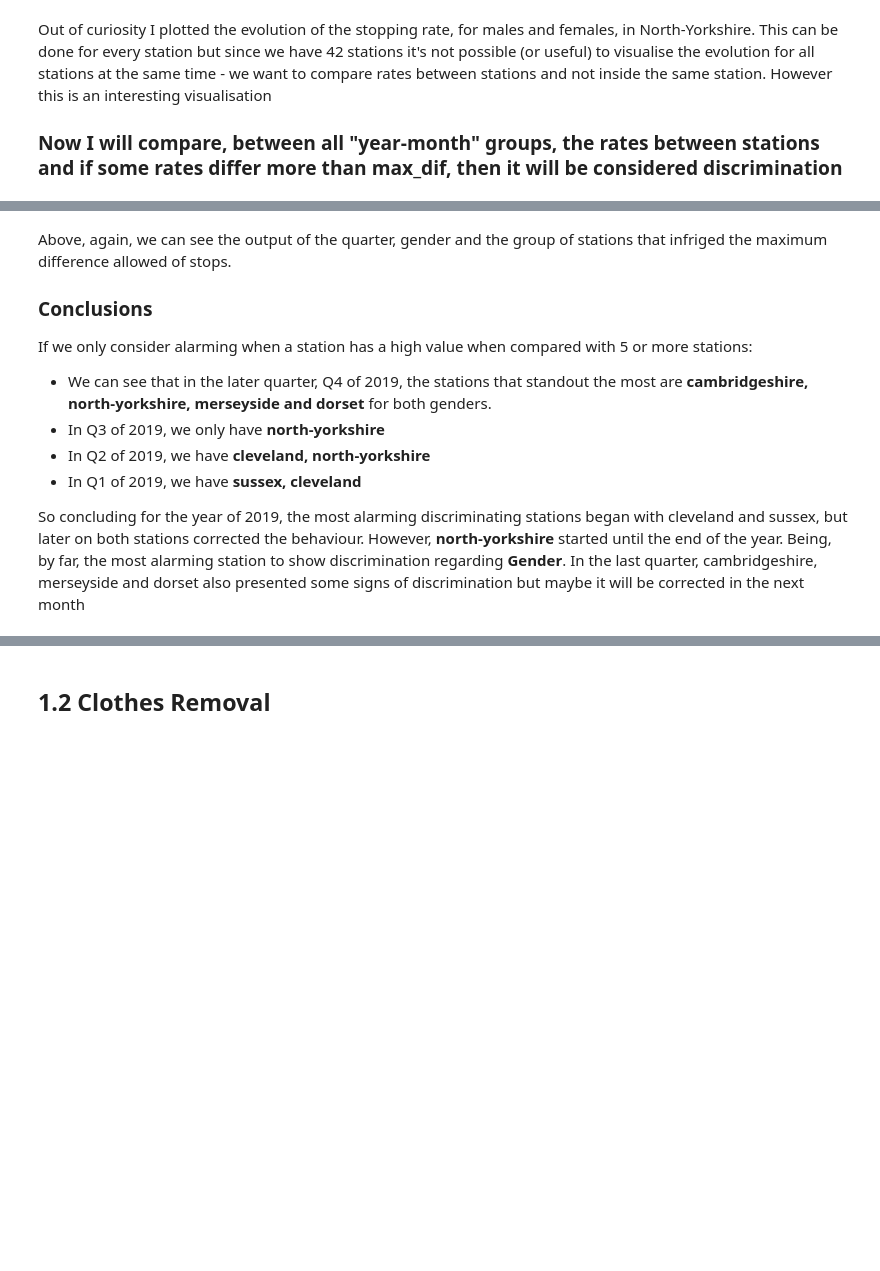
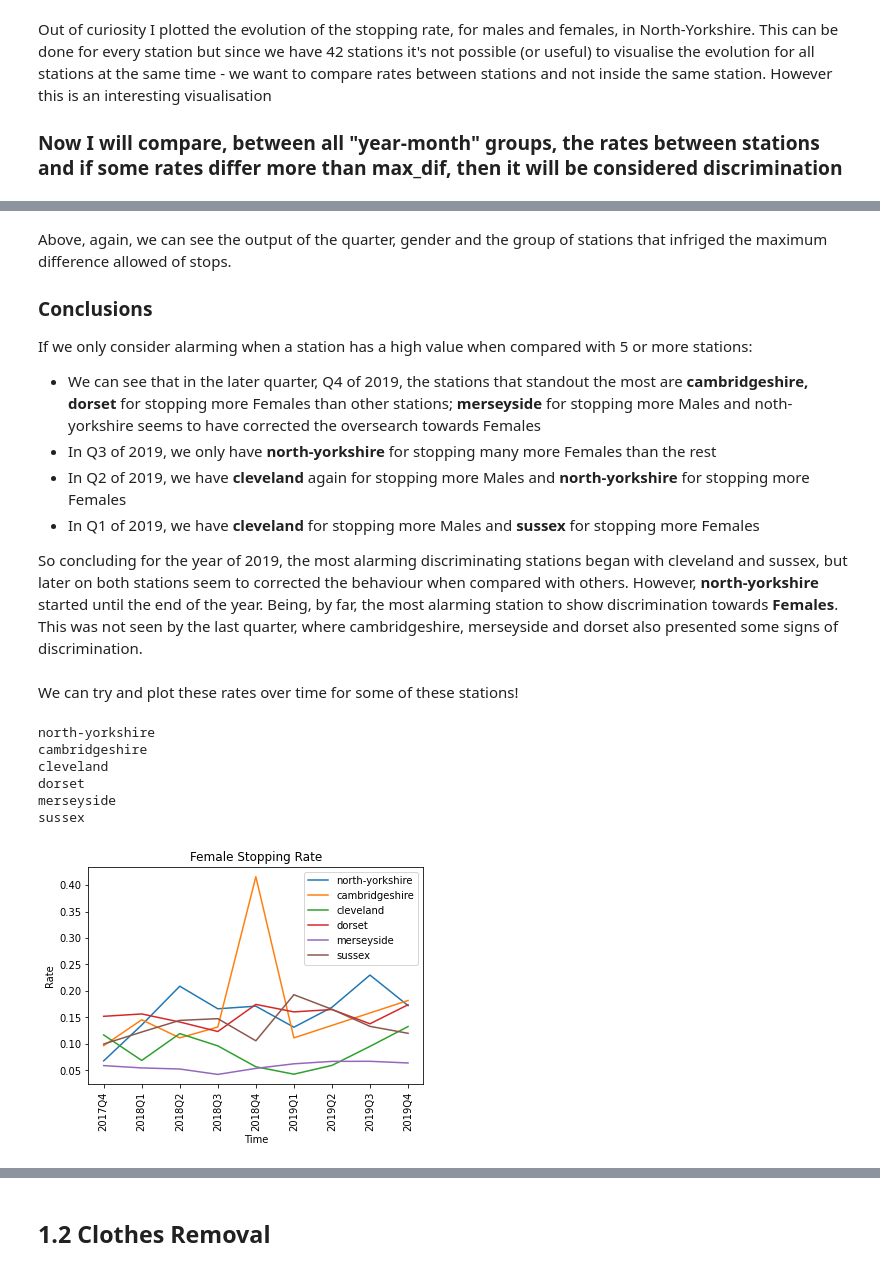
Before and after one commit to dbsousa01/Batch4-Capstone, a Jupyter notebook: Discrimination_EDA.ipynb, the cells around one changed output, grey strips where cells are left out. Drawn from its saved outputs; the diff is of its cells as text; code cells hidden in the pictures; blank space fills up the shorter version.

Commit message:
Adding search rate plot over time

```diff
--- a/Discrimination_EDA.ipynb
+++ b/Discrimination_EDA.ipynb
@@ -140,7 +140,7 @@ def create_data_features(df):
     df_base["year"] = df_base["Date"].dt.year
     df_base['day_of_week'] = df_base['Date'].dt.day_name()
     df_base["year-month"] = df_base["Date"].dt.strftime("%Y-%m")
-    df_base["year-quarter"] = df["Date"].dt.year.astype(str) + 'Q' + df["Date"].dt.quarter.astype(str)
+    df_base["year-quarter"] = df_base["Date"].dt.year.astype(str) + 'Q' + df_base["Date"].dt.quarter.astype(str)
 
     return df_base
 # %%
@@ -286,9 +287,46 @@ Above, again, we can see the output of the quarter, gender and the group of stat
 
 ### Conclusions
 If we only consider alarming when a station has a high value when compared with 5 or more stations:
-- We can see that in the later quarter, Q4 of 2019, the stations that standout the most are **cambridgeshire, north-yorkshire, merseyside and dorset** for both genders.
-- In Q3 of 2019, we only have **north-yorkshire**
-- In Q2 of 2019, we have **cleveland, north-yorkshire**
-- In Q1 of 2019, we have **sussex, cleveland**
+- We can see that in the later quarter, Q4 of 2019, the stations that standout the most are **cambridgeshire, dorset** for stopping more Females than other stations; **merseyside** for stopping more Males and noth-yorkshire seems to have corrected the oversearch towards Females
+- In Q3 of 2019, we only have **north-yorkshire** for stopping many more Females than the rest
+- In Q2 of 2019, we have **cleveland** again for stopping more Males and **north-yorkshire** for stopping more Females
+- In Q1 of 2019, we have **cleveland** for stopping more Males and **sussex** for stopping more Females
 
-So concluding for the year of 2019, the most alarming discriminating stations began with cleveland and sussex, but later on both stations corrected the behaviour. However, **north-yorkshire** started until the end of the year. Being, by far, the most alarming station to show discrimination regarding **Gender**. In the last quarter, cambridgeshire, merseyside and dorset also presented some signs of discrimination but maybe it will be corrected in the next month
+So concluding for the year of 2019, the most alarming discriminating stations began with cleveland and sussex, but later on both stations seem to corrected the behaviour when compared with others. However, **north-yorkshire** started until the end of the year. Being, by far, the most alarming station to show discrimination towards **Females**. This was not seen by the last quarter, where cambridgeshire, merseyside and dorset also presented some signs of discrimination.
+# %% [markdown]
+We can try and plot these rates over time for some of these stations!
+# %%
+def plot_station_over_time(df, stations, date_column='year-quarter', sensitive_col = "Gender", sens_value="Female"):
+    df_copy = df.copy()
+
+    for station in stations:
+
+        # Count the values
+        year_station_df = df_copy[df_copy[sensitive_col] == sens_value].groupby([date_column, "station"]).count()
+        df_count = df_copy.groupby([date_column, "station"]).count()
+
+
+        year_station_df_norm = (year_station_df[sensitive_col]/df_count[sensitive_col]).reset_index()
+
+        # filter by station - for a simple visualisation
+        year_station_df_norm_ny = year_station_df_norm[year_station_df_norm["station"] == station]
+
+        # Plot
+        plt.plot(year_station_df_norm_ny[date_column], year_station_df_norm_ny[sensitive_col], label=station)
+
+    plt.xticks(year_station_df_norm_ny[date_column], rotation='vertical')
+    plt.ylabel("Rate")
+    plt.xlabel("Time")
+    plt.title("{} Stopping Rate".format(sens_value))
+    plt.legend(loc="best")
+    return
+# %%
+plot_station_over_time(df_gender, ["north-yorkshire", "cambridgeshire", "cleveland", "dorset", "merseyside", "sussex"])
+# %% [output]
+north-yorkshire
+cambridgeshire
+cleveland
+dorset
+merseyside
+sussex
+[figure, added]
```
Also changed, not shown: parts of 16 cells of this notebook.
